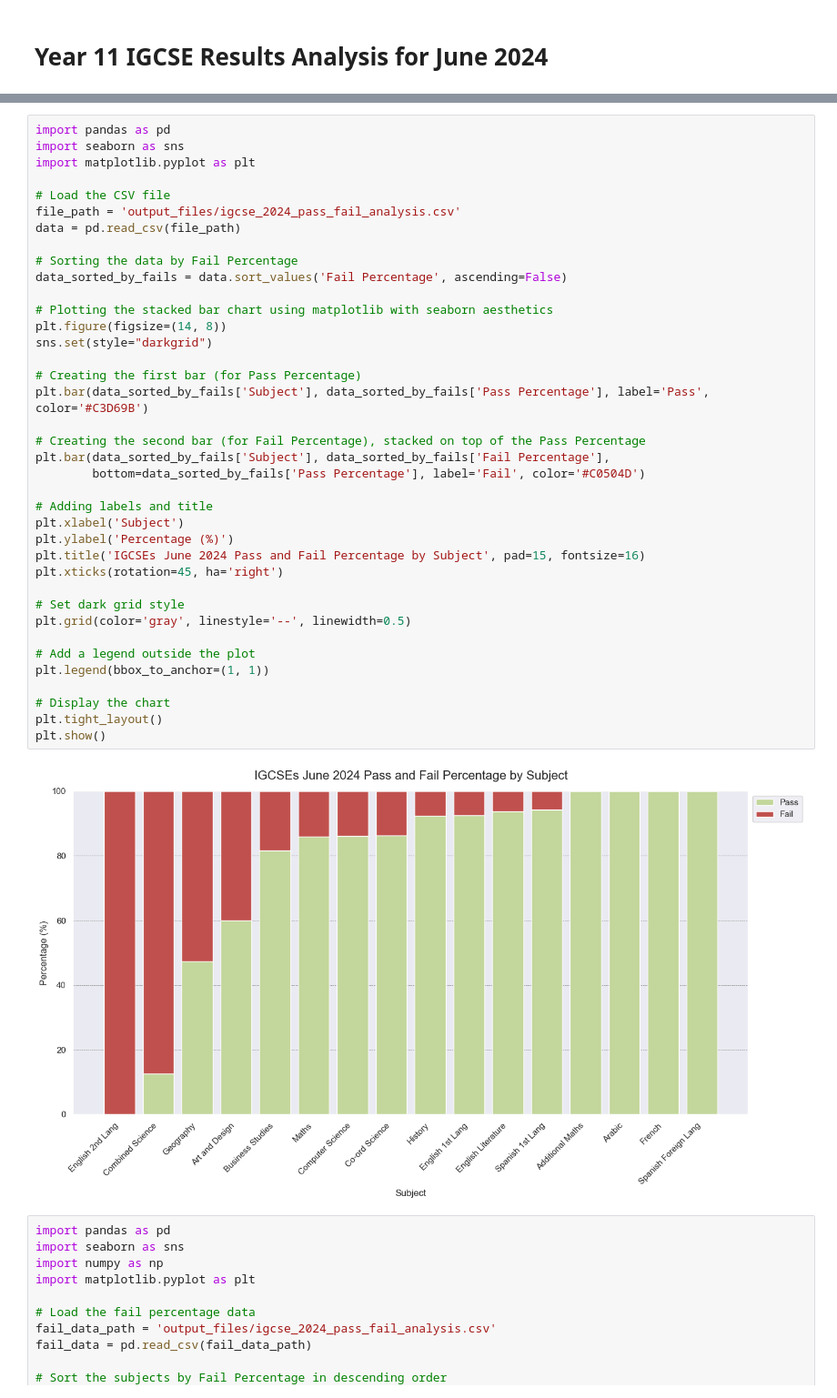
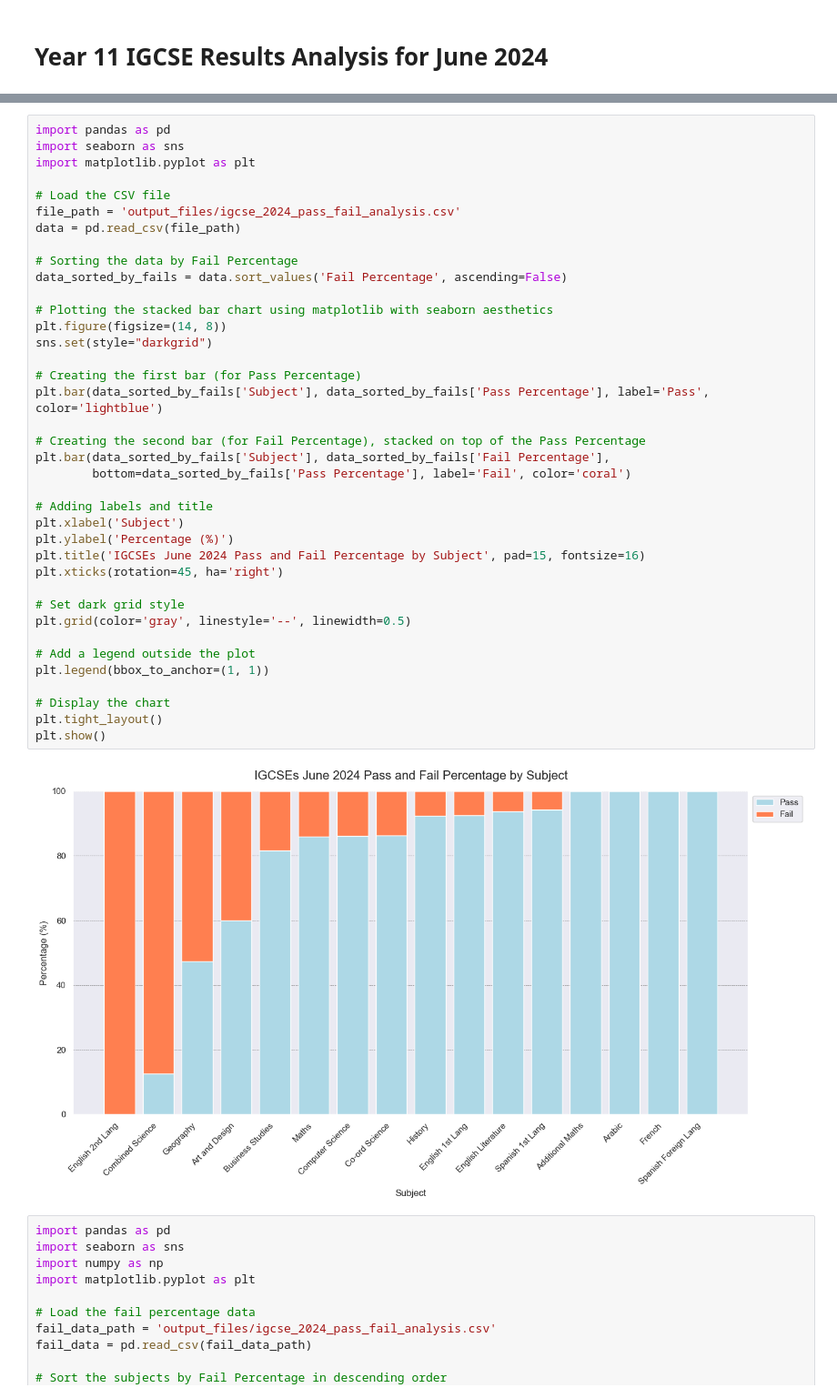
Before and after one commit to Cabranet/August-2024-Exam-Analysis, a Jupyter notebook: y11_igcse_analysis_ver_2.ipynb, the cells around one changed output, grey strips where cells are left out. Shown: that part at 91% size. Saved outputs shown, nothing was run; the diff lists cells and outputs as text.

```diff
--- a/y11_igcse_analysis_ver_2.ipynb
+++ b/y11_igcse_analysis_ver_2.ipynb
@@ -106,36 +106,36 @@ file_path = 'output_files/igcse_2024_pass_fail_analysis.csv'
 data = pd.read_csv(file_path)
 
 # Sorting the data by Fail Percentage
 data_sorted_by_fails = data.sort_values('Fail Percentage', ascending=False)
 
 # Plotting the stacked bar chart using matplotlib with seaborn aesthetics
 plt.figure(figsize=(14, 8))
 sns.set(style="darkgrid")
 
 # Creating the first bar (for Pass Percentage)
-plt.bar(data_sorted_by_fails['Subject'], data_sorted_by_fails['Pass Percentage'], label='Pass', color='#C3D69B')
+plt.bar(data_sorted_by_fails['Subject'], data_sorted_by_fails['Pass Percentage'], label='Pass', color='lightblue')
 
 # Creating the second bar (for Fail Percentage), stacked on top of the Pass Percentage
 plt.bar(data_sorted_by_fails['Subject'], data_sorted_by_fails['Fail Percentage'],
-        bottom=data_sorted_by_fails['Pass Percentage'], label='Fail', color='#C0504D')
+        bottom=data_sorted_by_fails['Pass Percentage'], label='Fail', color='coral')
 
 # Adding labels and title
 plt.xlabel('Subject')
 plt.ylabel('Percentage (%)')
 plt.title('IGCSEs June 2024 Pass and Fail Percentage by Subject', pad=15, fontsize=16)
 plt.xticks(rotation=45, ha='right')
 
 # Set dark grid style
 plt.grid(color='gray', linestyle='--', linewidth=0.5)
 
 # Add a legend outside the plot
 plt.legend(bbox_to_anchor=(1, 1))
 
 # Display the chart
 plt.tight_layout()
 plt.show()
 # %% [output]
-[figure, old version]
+[figure, new version]
 # %%
 import pandas as pd
 import seaborn as sns
```
Also changed, not shown: 10 other files.
